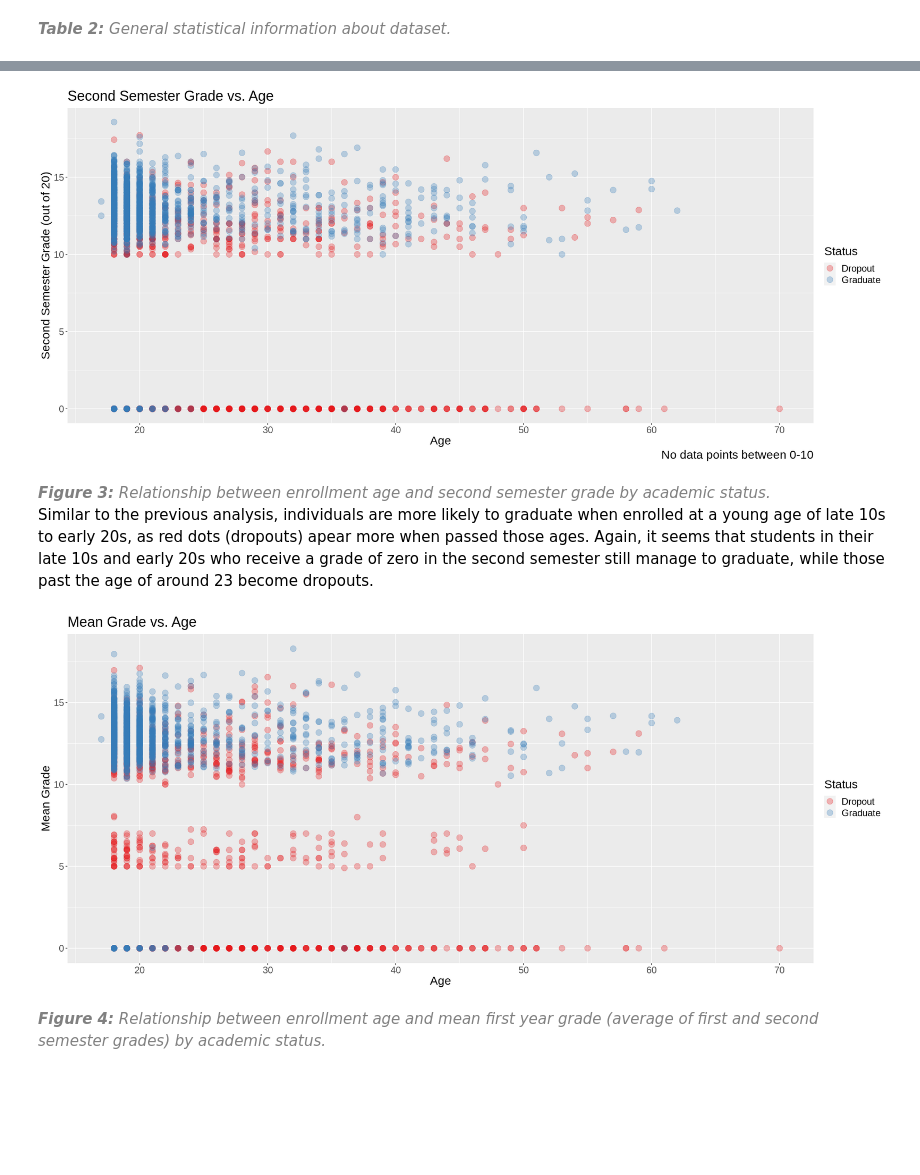
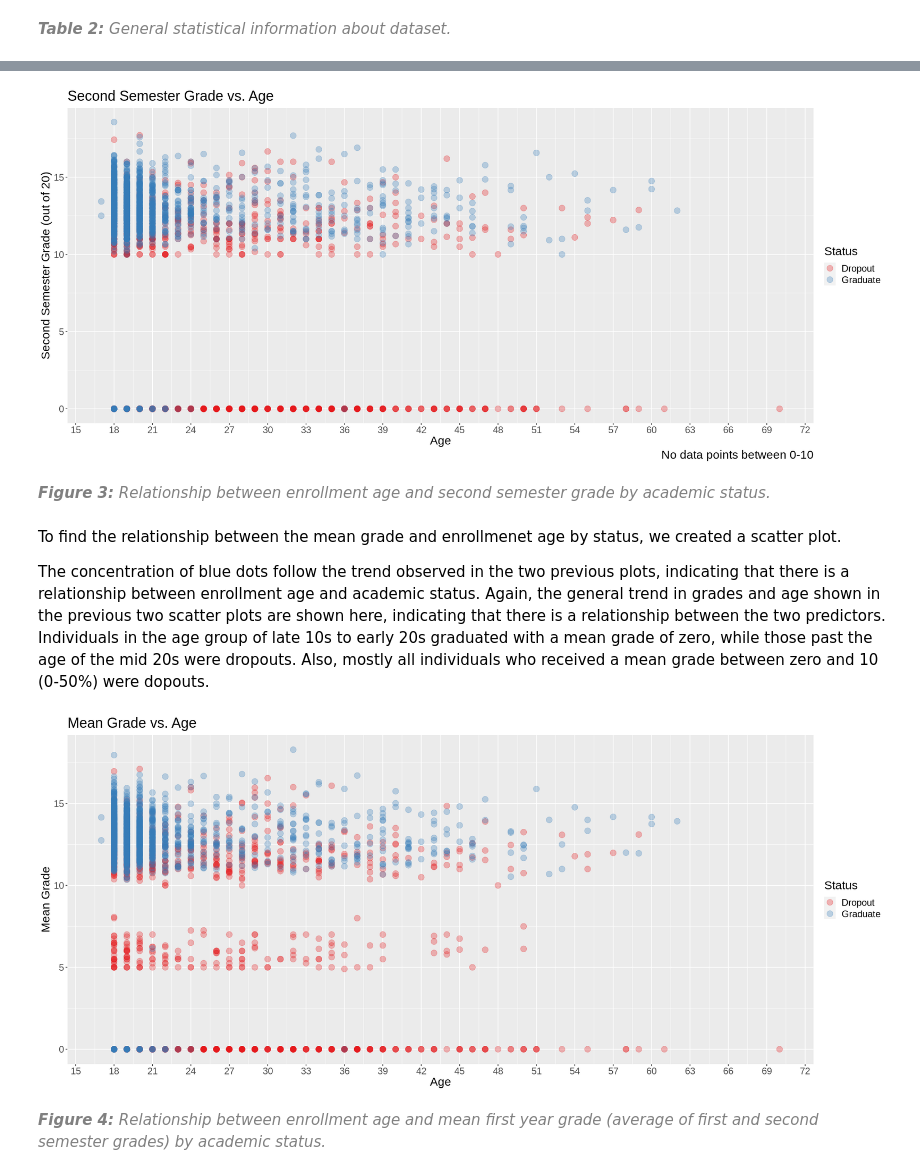
Before and after one commit to ekang27kc/dsci100-2023-T2-Group01-project, a Jupyter notebook: Project_Report.ipynb, the cells around one changed output, grey strips where cells are left out. Cells and saved outputs as stored; diff of their text form; code cells hidden in the pictures; blank space fills up the shorter version.

```diff
--- a/Project_Report.ipynb
+++ b/Project_Report.ipynb
@@ -112,20 +146,24 @@ Individuals are more likely to graduate when enrolled at a young age - around th
 # %%
 options(repr.plot.width = 18, repr.plot.height = 8)
 
 figure_3 <- ggplot(data_train,
                    aes(x = enrollment_age, y = second_semester_grade, colour = status)) +
                            geom_point(alpha = 0.3, size = 4) +
                            labs(x = "Age", y = "Second Semester Grade (out of 20)", title = "Second Semester Grade vs. Age",
                                 colour = "Status", caption = "No data points between 0-10") +
                            scale_color_brewer(palette = "Set1") +
+                           scale_x_continuous(breaks = seq(15, 75, 3)) +
                            theme(text = element_text(size = 18), plot.caption = element_text(size = 18))
 
 figure_3
 # %% [output]
-[figure, old version]
+[figure, new version]
 # %% [markdown]
-_<span style="color:gray">**Figure 3:** Relationship between enrollment age and second semester grade by academic status.</span>_ \
-Similar to the previous analysis, individuals are more likely to graduate when enrolled at a young age of late 10s to early 20s, as red dots (dropouts) apear more when passed those ages. Again, it seems that students in their late 10s and early 20s who receive a grade of zero in the second semester still manage to graduate, while those past the age of around 23 become dropouts.
+_<span style="color:gray">**Figure 3:** Relationship between enrollment age and second semester grade by academic status.</span>_
+# %% [markdown]
+To find the relationship between the mean grade and enrollmenet age by status, we created a scatter plot.
+
+The concentration of blue dots follow the trend observed in the two previous plots, indicating that there is a relationship between enrollment age and academic status. Again, the general trend in grades and age shown in the previous two scatter plots are shown here, indicating that there is a relationship between the two predictors. Individuals in the age group of late 10s to early 20s graduated with a mean grade of zero, while those past the age of the mid 20s were dropouts. Also, mostly all individuals who received a mean grade between zero and 10 (0-50%) were dopouts.
 # %%
 options(repr.plot.width = 18, repr.plot.height = 8)
 
@@ -135,12 +173,13 @@ figure_4 <- data_train |>
     geom_point(alpha = 0.3, size = 4) +
     labs(x = "Age", y = "Mean Grade", title = "Mean Grade vs. Age",
          colour = "Status") +
-        scale_color_brewer(palette = "Set1")+
+    scale_color_brewer(palette = "Set1")+
+    scale_x_continuous(breaks = seq(15, 75, 3)) +
     theme(text = element_text(size = 18))
 
 figure_4
 # %% [output]
-[figure, old version]
+[figure, new version]
 # %% [markdown]
 _<span style="color:gray">**Figure 4:** Relationship between enrollment age and mean first year grade (average of first and second semester grades) by academic status.</span>_
 # %%
```
Also changed, not shown: parts of 18 cells of this notebook.
